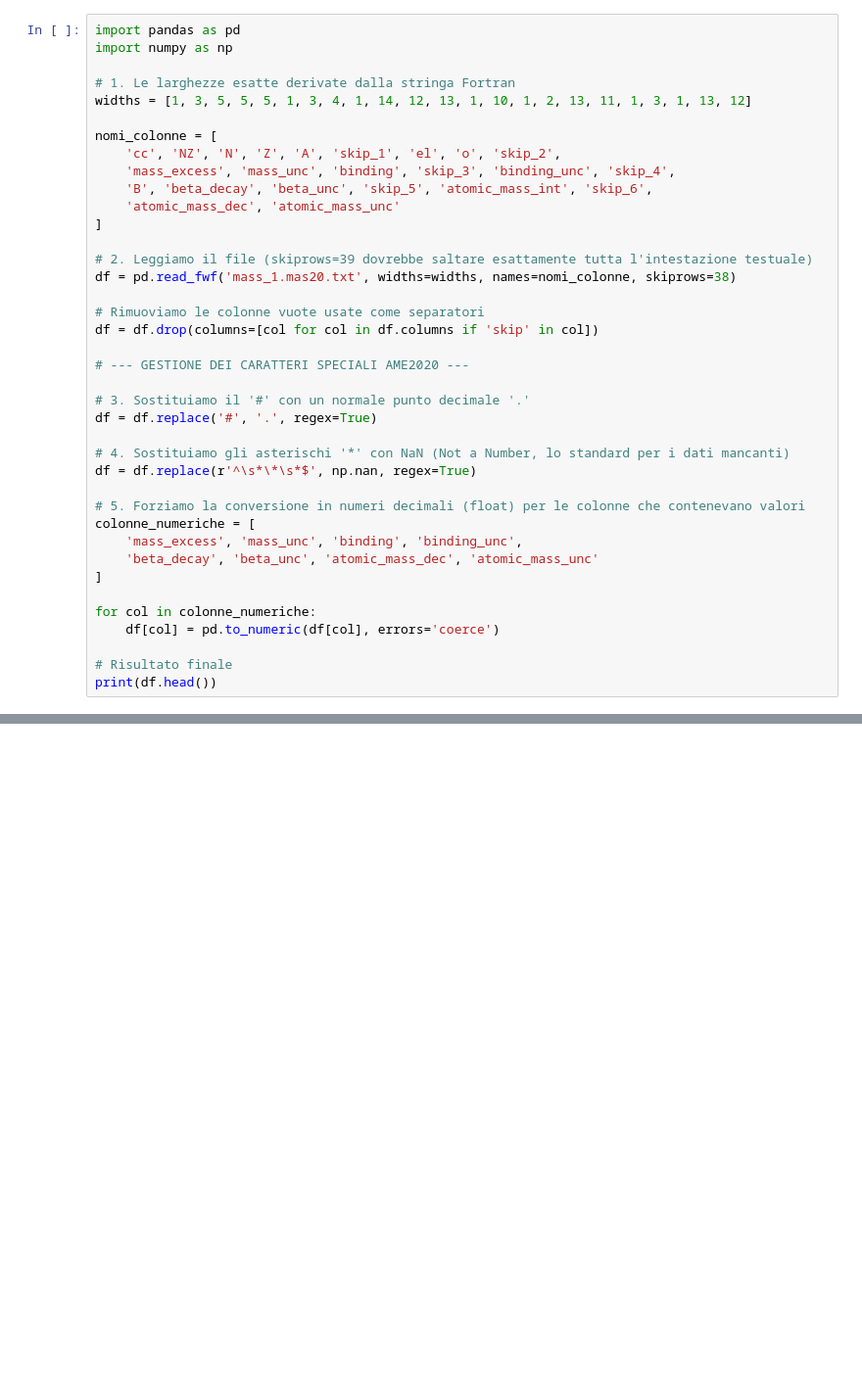
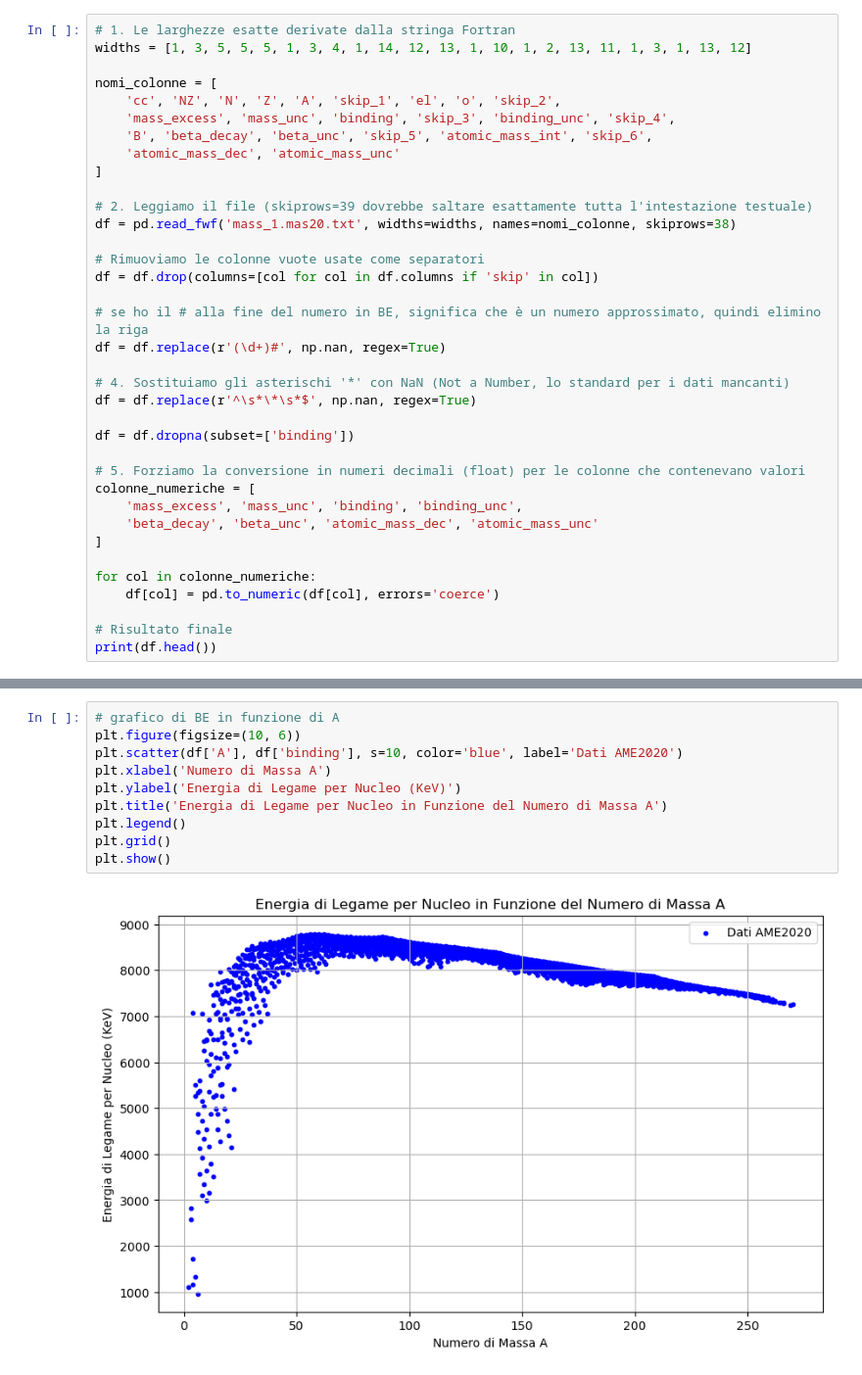
Before and after one commit to maddoc-g/5_masse_nucleari, a Jupyter notebook: masse_nucleari.ipynb, the cells around one changed output, grey strips where cells are left out. Shown at 98% size. Cells and saved outputs as stored; diff of their text form; blank space fills up the shorter version.

```diff
--- a/masse_nucleari.ipynb
+++ b/masse_nucleari.ipynb
@@ -15,7 +8,4 @@ import ultranest
 # %%
-import pandas as pd
-import numpy as np
-
 # 1. Le larghezze esatte derivate dalla stringa Fortran
 widths = [1, 3, 5, 5, 5, 1, 3, 4, 1, 14, 12, 13, 1, 10, 1, 2, 13, 11, 1, 3, 1, 13, 12]
 
@@ -32,13 +22,13 @@ df = pd.read_fwf('mass_1.mas20.txt', widths=widths, names=nomi_colonne, skiprows
 # Rimuoviamo le colonne vuote usate come separatori
 df = df.drop(columns=[col for col in df.columns if 'skip' in col])
 
-# --- GESTIONE DEI CARATTERI SPECIALI AME2020 ---
-
-# 3. Sostituiamo il '#' con un normale punto decimale '.'
-df = df.replace('#', '.', regex=True)
+# se ho il # alla fine del numero in BE, significa che è un numero approssimato, quindi elimino la riga
+df = df.replace(r'(\d+)#', np.nan, regex=True)
 
 # 4. Sostituiamo gli asterischi '*' con NaN (Not a Number, lo standard per i dati mancanti)
 df = df.replace(r'^\s*\*\s*$', np.nan, regex=True)
+
+df = df.dropna(subset=['binding'])
 
 # 5. Forziamo la conversione in numeri decimali (float) per le colonne che contenevano valori
 colonne_numeriche = [
@@ -74,0 +65,12 @@ print(df.head())
+# %%
+# grafico di BE in funzione di A
+plt.figure(figsize=(10, 6))
+plt.scatter(df['A'], df['binding'], s=10, color='blue', label='Dati AME2020')
+plt.xlabel('Numero di Massa A')
+plt.ylabel('Energia di Legame per Nucleo (KeV)')
+plt.title('Energia di Legame per Nucleo in Funzione del Numero di Massa A')
+plt.legend()
+plt.grid()
+plt.show()
+# %% [output]
+[figure, added]
```
Also changed, not shown: parts of 5 cells of this notebook.
